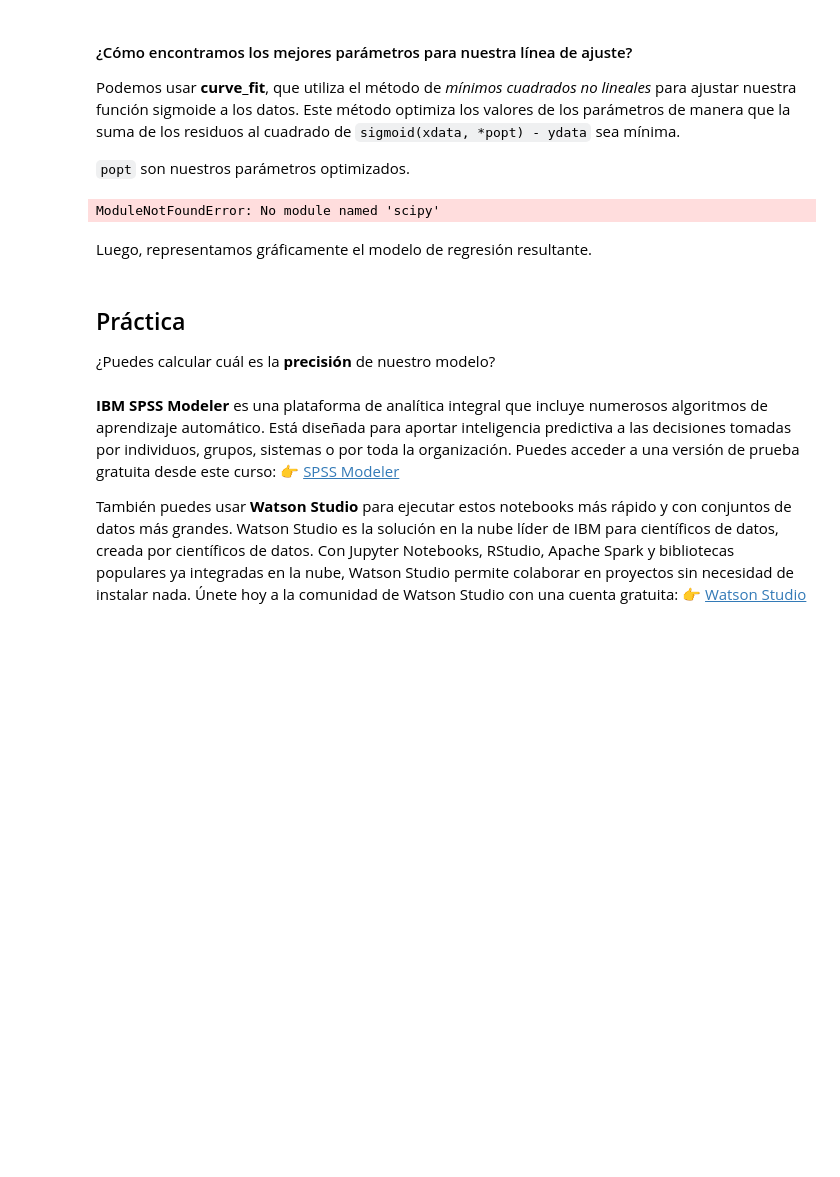
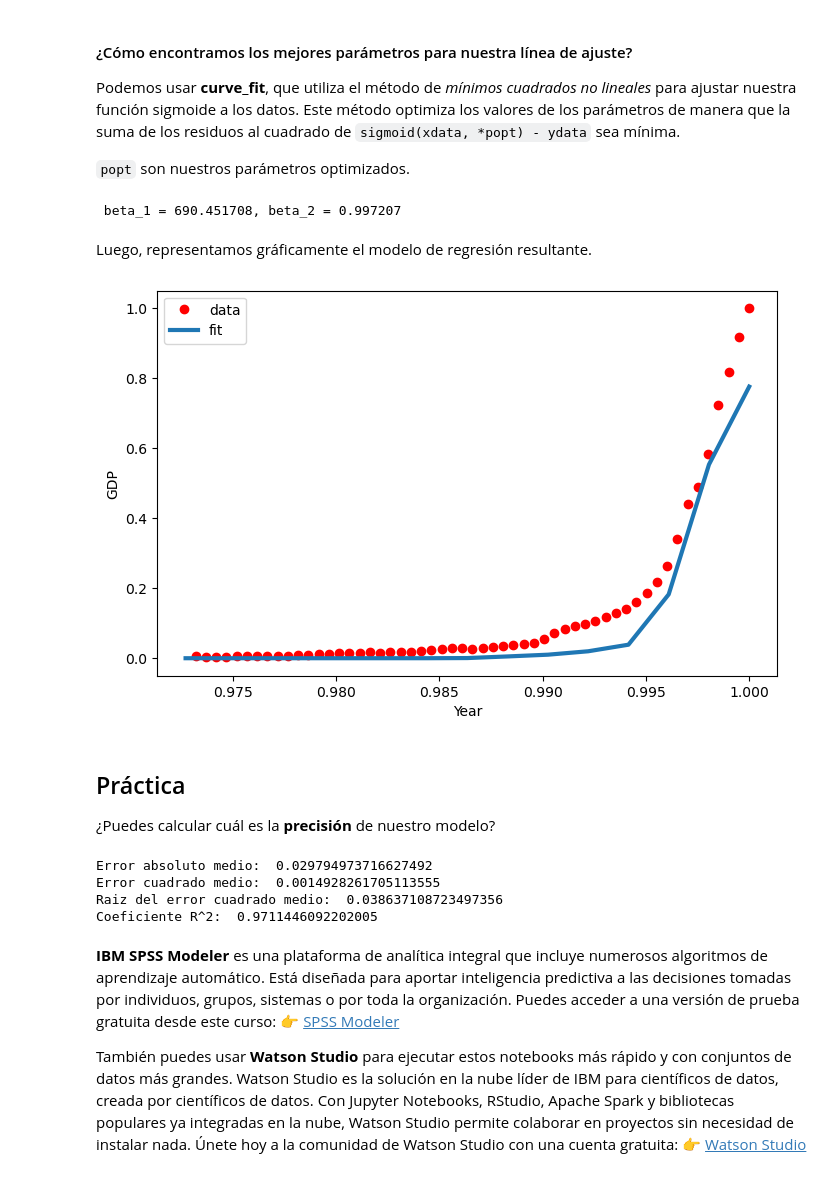
Before and after one commit to Ciclo-Especializacion-IA-y-BigData/ejercicios-regresi-n-ibm-kinire98, a Jupyter notebook: ML0101EN-Reg-NoneLinearRegression.ipynb, the cells around one changed output. Cells and saved outputs as stored; diff of their text form; code cells hidden in the pictures; blank space fills up the shorter version.

```diff
--- a/ML0101EN-Reg-NoneLinearRegression.ipynb
+++ b/ML0101EN-Reg-NoneLinearRegression.ipynb
@@ -262,6 +262,12 @@ Primero, normalicemos nuestras variables x e y:
 # Lets normalize our data
 xdata =x_data/max(x_data)
 ydata =y_data/max(y_data)
+
+msk = np.random.rand(len(xdata)) < 0.8
+x_train = xdata[msk]
+x_test = xdata[~msk]
+y_train = ydata[msk]
+y_test = ydata[~msk]
 # %% [markdown]
 #### ¿Cómo encontramos los mejores parámetros para nuestra línea de ajuste?
 
@@ -270,30 +276,43 @@ Podemos usar **curve_fit**, que utiliza el método de *mínimos cuadrados no lin
 `popt` son nuestros parámetros optimizados.
 # %%
 from scipy.optimize import curve_fit
-popt, pcov = curve_fit(sigmoid, xdata, ydata)
+popt, pcov = curve_fit(sigmoid, xtrain, ytrain)
 #print the final parameters
 print(" beta_1 = %f, beta_2 = %f" % (popt[0], popt[1]))
 # %% [output]
-ModuleNotFoundError: No module named 'scipy'
+ beta_1 = 690.451708, beta_2 = 0.997207
 # %% [markdown]
 Luego, representamos gráficamente el modelo de regresión resultante.
 # %%
-x = np.linspace(1960, 2015, 55)
+x = np.linspace(1960, 2015, 15)
 x = x/max(x)
 plt.figure(figsize=(8,5))
-y = sigmoid(x, *popt)
+y = sigmoid(x_test, *popt)
 plt.plot(xdata, ydata, 'ro', label='data')
 plt.plot(x,y, linewidth=3.0, label='fit')
 plt.legend(loc='best')
 plt.ylabel('GDP')
 plt.xlabel('Year')
 plt.show()
+# %% [output]
+[figure, added]
 # %% [markdown]
 ## Práctica
 
 ¿Puedes calcular cuál es la **precisión** de nuestro modelo?
 # %%
 # write your code here
+from sklearn.metrics import mean_absolute_error, mean_squared_error, r2_score
+
+print("Error absoluto medio: ", mean_absolute_error(y, y_test))
+print("Error cuadrado medio: ", mean_squared_error(y, y_test))
+print("Raiz del error cuadrado medio: ", np.sqrt(mean_squared_error(y, y_test)))
+print("Coeficiente R^2: ", r2_score(y, y_test))
+# %% [output]
+Error absoluto medio:  0.029794973716627492
+Error cuadrado medio:  0.0014928261705113555
+Raiz del error cuadrado medio:  0.038637108723497356
+Coeficiente R^2:  0.9711446092202005
 # %% [markdown]
 
 **IBM SPSS Modeler** es una plataforma de analítica integral que incluye numerosos algoritmos de aprendizaje automático. Está diseñada para aportar inteligencia predictiva a las decisiones tomadas por individuos, grupos, sistemas o por toda la organización.
```
Also changed, not shown: parts of 4 cells of this notebook, 1 other file.
